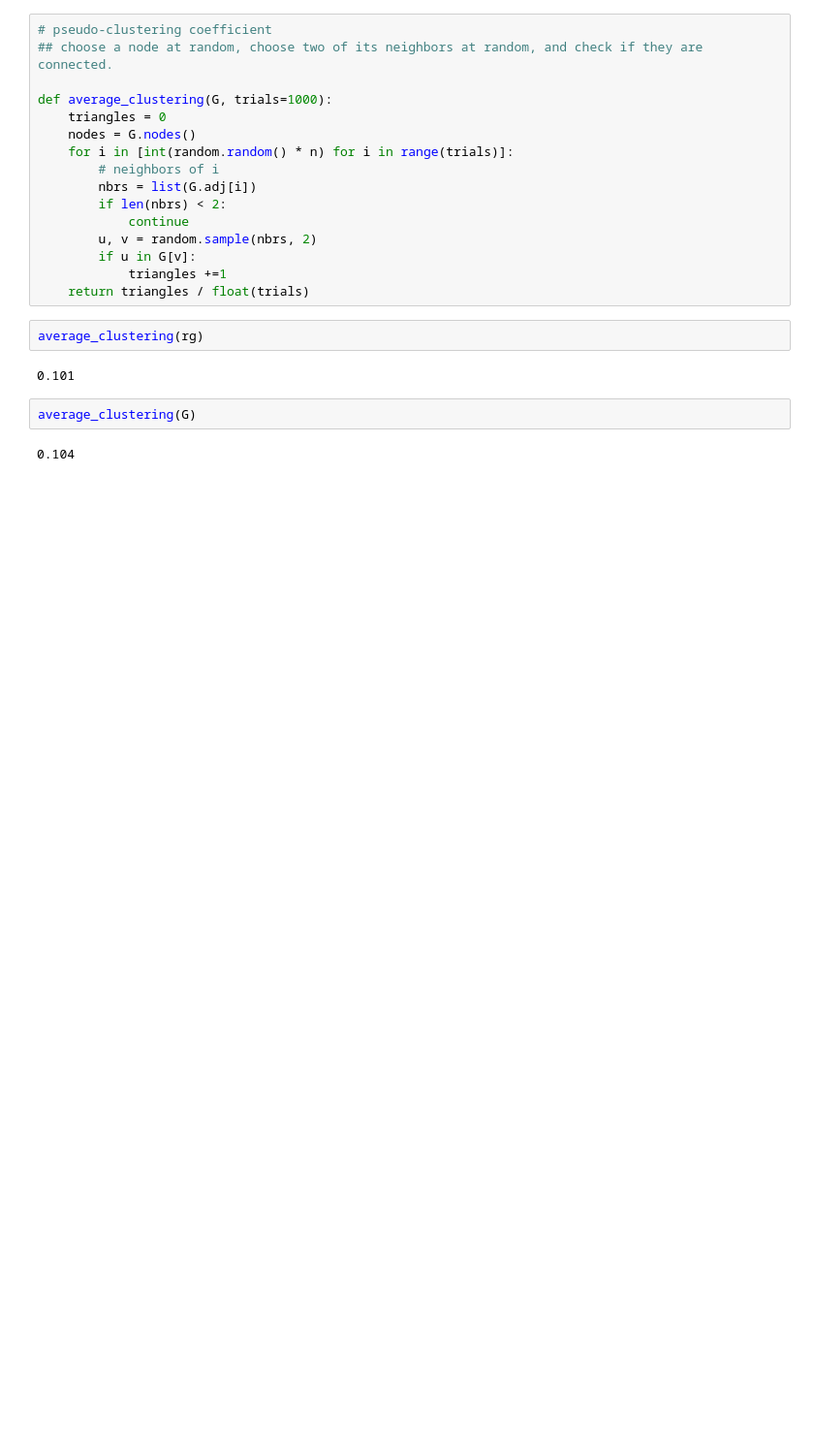
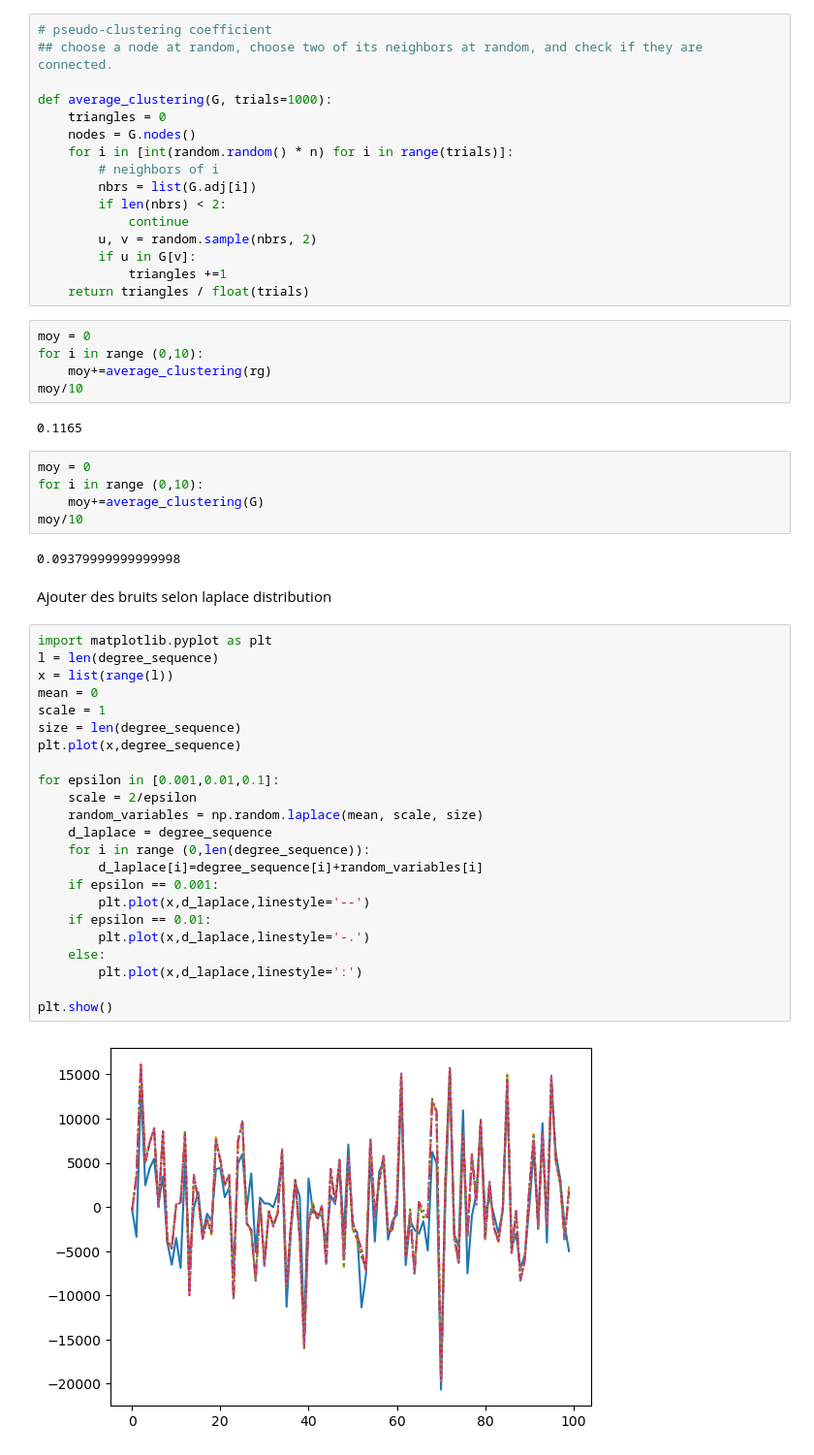
Before and after one commit to HYSI-CILY/Synthetic-graph-generation, a Jupyter notebook: rg.ipynb, the cells around one changed output. Shown at 97% size. Saved outputs shown, nothing was run; the diff lists cells and outputs as text; blank space fills up the shorter version.

```diff
--- a/rg.ipynb
+++ b/rg.ipynb
@@ -62,11 +63,44 @@ def average_clustering(G, trials=1000):
         if u in G[v]:
             triangles +=1
     return triangles / float(trials)
-# %%
-average_clustering(rg)
-# %% [output]
-0.101
-# %%
-average_clustering(G)
-# %% [output]
-0.104
+# %%
+moy = 0
+for i in range (0,10):
+    moy+=average_clustering(rg)
+moy/10
+# %% [output]
+0.1165
+# %%
+moy = 0
+for i in range (0,10):
+    moy+=average_clustering(G)
+moy/10
+# %% [output]
+0.09379999999999998
+# %% [markdown]
+Ajouter des bruits selon laplace distribution
+# %%
+import matplotlib.pyplot as plt
+l = len(degree_sequence)
+x = list(range(l))
+mean = 0
+scale = 1
+size = len(degree_sequence)
+plt.plot(x,degree_sequence)
+
+for epsilon in [0.001,0.01,0.1]:
+    scale = 2/epsilon
+    random_variables = np.random.laplace(mean, scale, size)
+    d_laplace = degree_sequence
+    for i in range (0,len(degree_sequence)):
+        d_laplace[i]=degree_sequence[i]+random_variables[i]
+    if epsilon == 0.001:
+        plt.plot(x,d_laplace,linestyle='--')
+    if epsilon == 0.01:
+        plt.plot(x,d_laplace,linestyle='-.')
+    else:
+        plt.plot(x,d_laplace,linestyle=':')
+
+plt.show()
+# %% [output]
+[figure, added]
```
Also changed, not shown: parts of 6 cells of this notebook, 4 other files.
